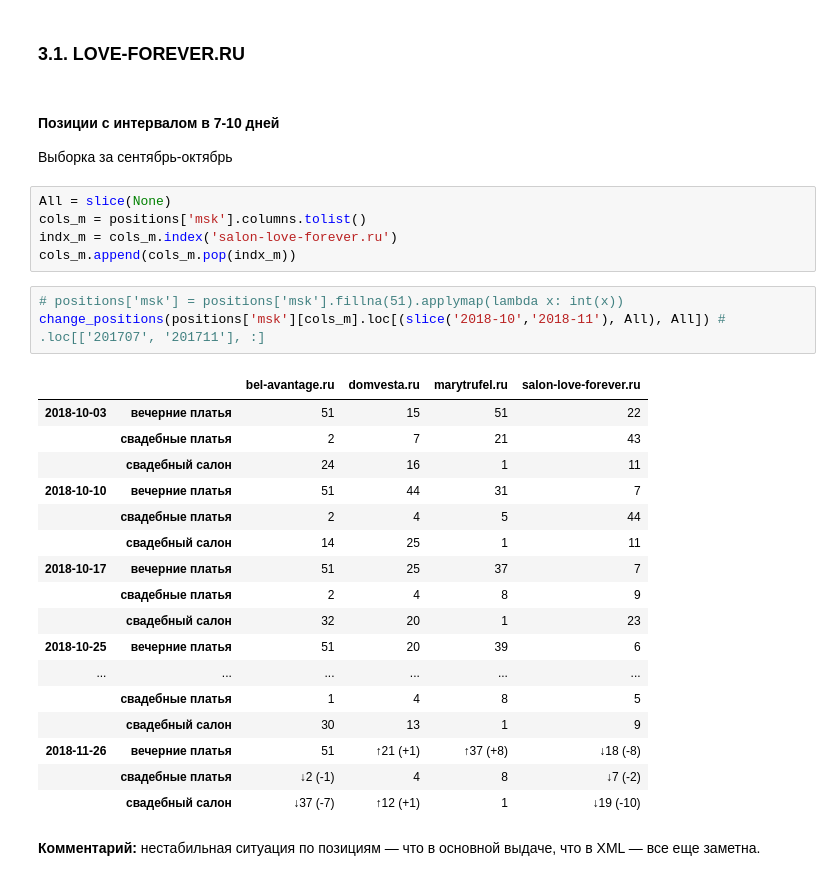
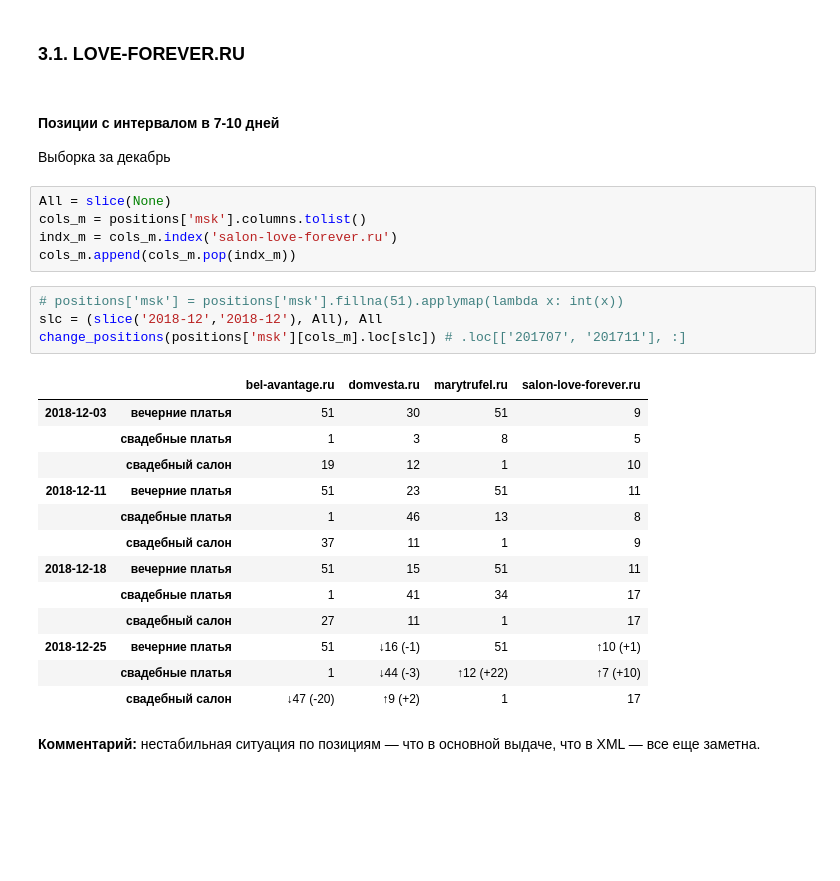
Before and after one commit to salon-love-forever/reports, a Jupyter notebook: salon-love-forever.ru.ipynb, the cells around one changed output. Cells and saved outputs as stored; diff of their text form; blank space fills up the shorter version.

```diff
--- a/salon-love-forever.ru.ipynb
+++ b/salon-love-forever.ru.ipynb
@@ -203,7 +203,7 @@ show_dynamics(organic['spb'], 'branded')
 ### 3.1. LOVE-FOREVER.RU
 # %% [markdown]
 #### Позиции с интервалом в 7-10 дней
-Выборка за сентябрь-октябрь
+Выборка за декабрь
 # %%
 All = slice(None)
 cols_m = positions['msk'].columns.tolist()
@@ -211,25 +211,22 @@ indx_m = cols_m.index('salon-love-forever.ru')
 cols_m.append(cols_m.pop(indx_m))
 # %%
 # positions['msk'] = positions['msk'].fillna(51).applymap(lambda x: int(x))
-change_positions(positions['msk'][cols_m].loc[(slice('2018-10','2018-11'), All), All]) # .loc[['201707', '201711'], :]
+slc = (slice('2018-12','2018-12'), All), All
+change_positions(positions['msk'][cols_m].loc[slc]) # .loc[['201707', '201711'], :]
 # %% [output]
 |  |  | bel-avantage.ru | domvesta.ru | marytrufel.ru | salon-love-forever.ru |
-| 2018-10-03 | вечерние платья | 51 | 15 | 51 | 22 |
-|  | свадебные платья | 2 | 7 | 21 | 43 |
-|  | свадебный салон | 24 | 16 | 1 | 11 |
-| 2018-10-10 | вечерние платья | 51 | 44 | 31 | 7 |
-|  | свадебные платья | 2 | 4 | 5 | 44 |
-|  | свадебный салон | 14 | 25 | 1 | 11 |
-| 2018-10-17 | вечерние платья | 51 | 25 | 37 | 7 |
-|  | свадебные платья | 2 | 4 | 8 | 9 |
-|  | свадебный салон | 32 | 20 | 1 | 23 |
-| 2018-10-25 | вечерние платья | 51 | 20 | 39 | 6 |
-| ... | ... | ... | ... | ... | ... |
-|  | свадебные платья | 1 | 4 | 8 | 5 |
-|  | свадебный салон | 30 | 13 | 1 | 9 |
-| 2018-11-26 | вечерние платья | 51 | ↑21 (+1) | ↑37 (+8) | ↓18 (-8) |
-|  | свадебные платья | ↓2 (-1) | 4 | 8 | ↓7 (-2) |
-|  | свадебный салон | ↓37 (-7) | ↑12 (+1) | 1 | ↓19 (-10) |
+| 2018-12-03 | вечерние платья | 51 | 30 | 51 | 9 |
+|  | свадебные платья | 1 | 3 | 8 | 5 |
+|  | свадебный салон | 19 | 12 | 1 | 10 |
+| 2018-12-11 | вечерние платья | 51 | 23 | 51 | 11 |
+|  | свадебные платья | 1 | 46 | 13 | 8 |
+|  | свадебный салон | 37 | 11 | 1 | 9 |
+| 2018-12-18 | вечерние платья | 51 | 15 | 51 | 11 |
+|  | свадебные платья | 1 | 41 | 34 | 17 |
+|  | свадебный салон | 27 | 11 | 1 | 17 |
+| 2018-12-25 | вечерние платья | 51 | ↓16 (-1) | 51 | ↑10 (+1) |
+|  | свадебные платья | 1 | ↓44 (-3) | ↑12 (+22) | ↑7 (+10) |
+|  | свадебный салон | ↓47 (-20) | ↑9 (+2) | 1 | 17 |
 # %% [markdown]
 **Комментарий:** нестабильная ситуация по позициям — что в основной выдаче, что в XML — все еще заметна.
 # %% [markdown]
```
Also changed, not shown: parts of 12 cells of this notebook.
